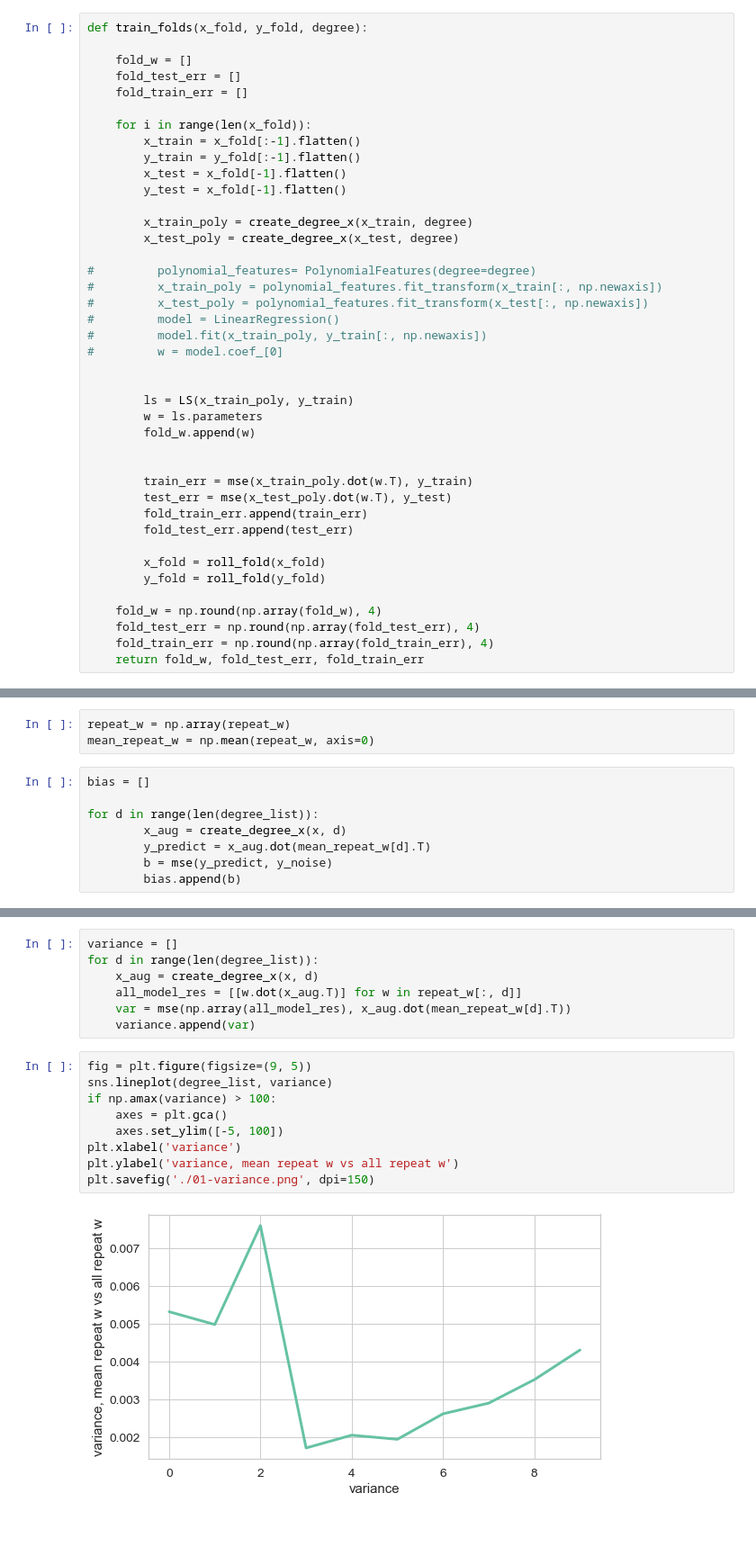
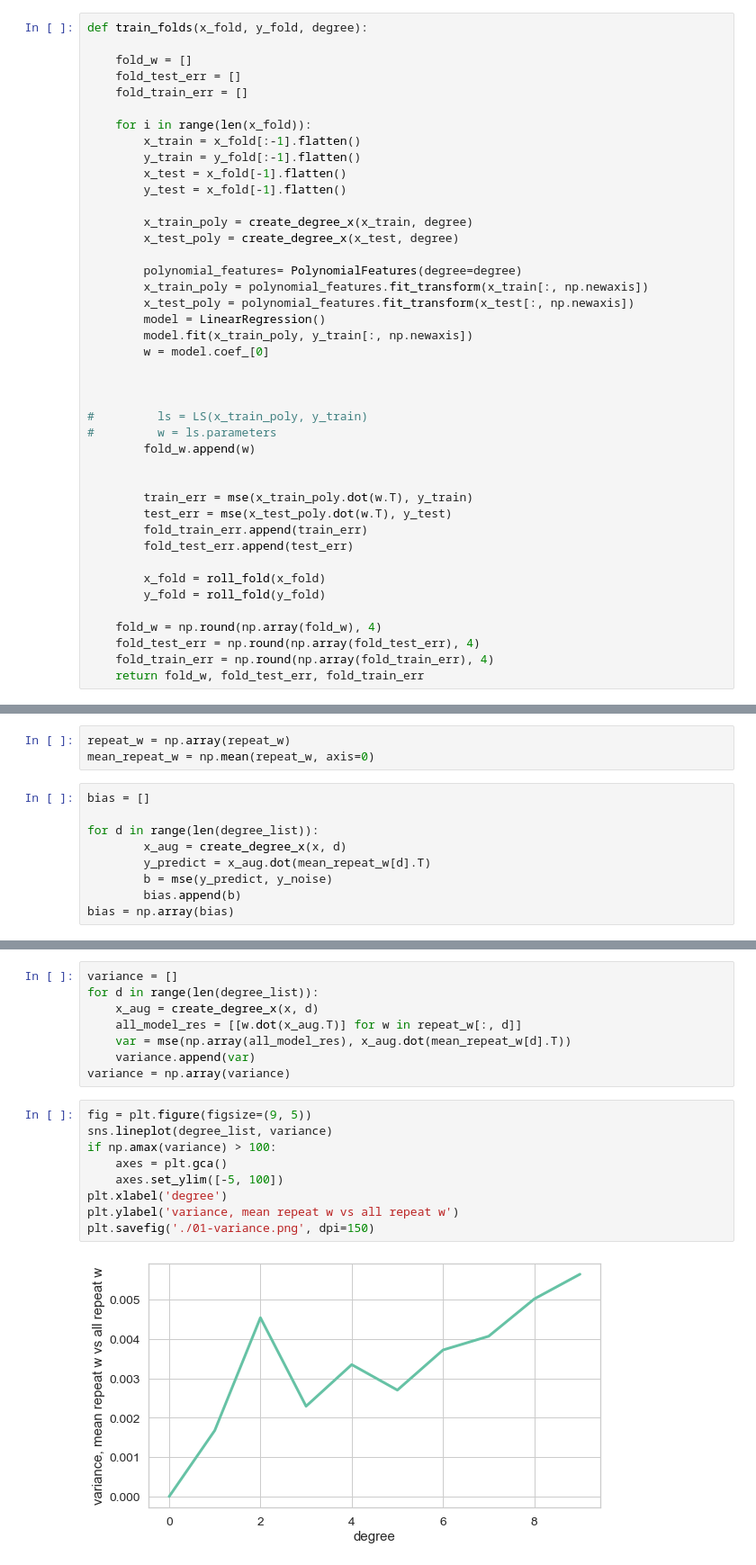
Before and after one commit to chuan-khuna/Datamining, a Jupyter notebook: CrossValidation/cross_validation.ipynb, the cells around one changed output, grey strips where cells are left out. Shown at 90% size. Drawn from its saved outputs; the diff is of its cells as text; blank space fills up the shorter version.

```diff
--- a/CrossValidation/cross_validation.ipynb
+++ b/CrossValidation/cross_validation.ipynb
@@ -85,16 +85,17 @@ def train_folds(x_fold, y_fold, degree):
         x_train_poly = create_degree_x(x_train, degree)
         x_test_poly = create_degree_x(x_test, degree)
 
-#         polynomial_features= PolynomialFeatures(degree=degree)
-#         x_train_poly = polynomial_features.fit_transform(x_train[:, np.newaxis])
-#         x_test_poly = polynomial_features.fit_transform(x_test[:, np.newaxis])
-#         model = LinearRegression()
-#         model.fit(x_train_poly, y_train[:, np.newaxis])
-#         w = model.coef_[0]
+        polynomial_features= PolynomialFeatures(degree=degree)
+        x_train_poly = polynomial_features.fit_transform(x_train[:, np.newaxis])
+        x_test_poly = polynomial_features.fit_transform(x_test[:, np.newaxis])
+        model = LinearRegression()
+        model.fit(x_train_poly, y_train[:, np.newaxis])
+        w = model.coef_[0]
 
 
-        ls = LS(x_train_poly, y_train)
-        w = ls.parameters
+
+#         ls = LS(x_train_poly, y_train)
+#         w = ls.parameters
         fold_w.append(w)
 
 
@@ -284,6 +285,7 @@ for d in range(len(degree_list)):
         y_predict = x_aug.dot(mean_repeat_w[d].T)
         b = mse(y_predict, y_noise)
         bias.append(b)
+bias = np.array(bias)
 # %%
 fig = plt.figure(figsize=(9, 5))
 
@@ -304,14 +306,15 @@ for d in range(len(degree_list)):
     all_model_res = [[w.dot(x_aug.T)] for w in repeat_w[:, d]]
     var = mse(np.array(all_model_res), x_aug.dot(mean_repeat_w[d].T))
     variance.append(var)
+variance = np.array(variance)
 # %%
 fig = plt.figure(figsize=(9, 5))
 sns.lineplot(degree_list, variance)
 if np.amax(variance) > 100:
     axes = plt.gca()
     axes.set_ylim([-5, 100])
-plt.xlabel('variance')
+plt.xlabel('degree')
 plt.ylabel('variance, mean repeat w vs all repeat w')
 plt.savefig('./01-variance.png', dpi=150)
 # %% [output]
-[figure, old version]
+[figure, new version]
```
Also changed, not shown: parts of 8 cells of this notebook, 12 other files.
